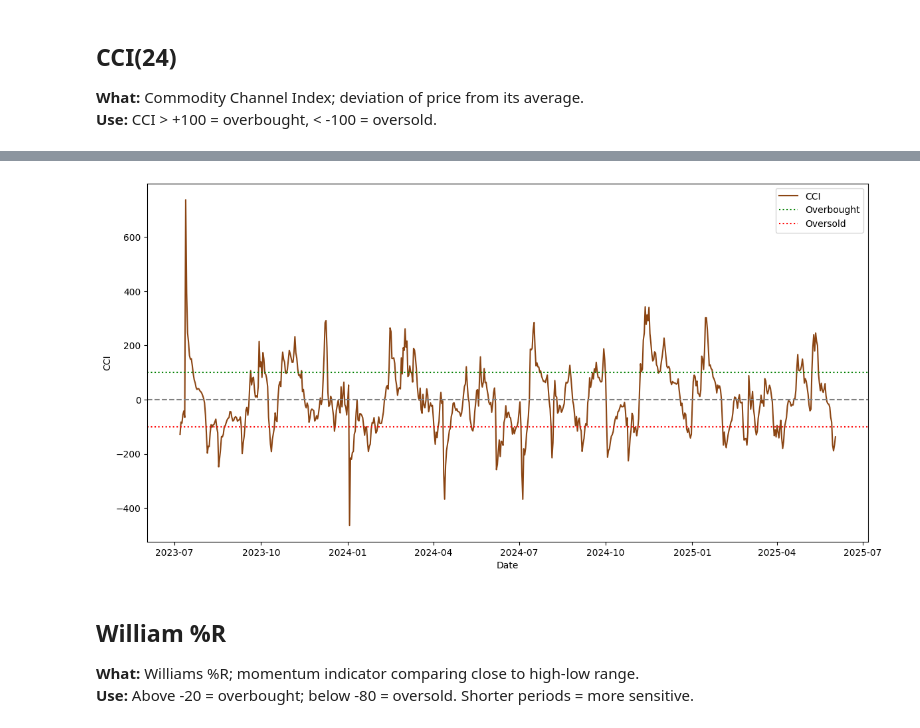
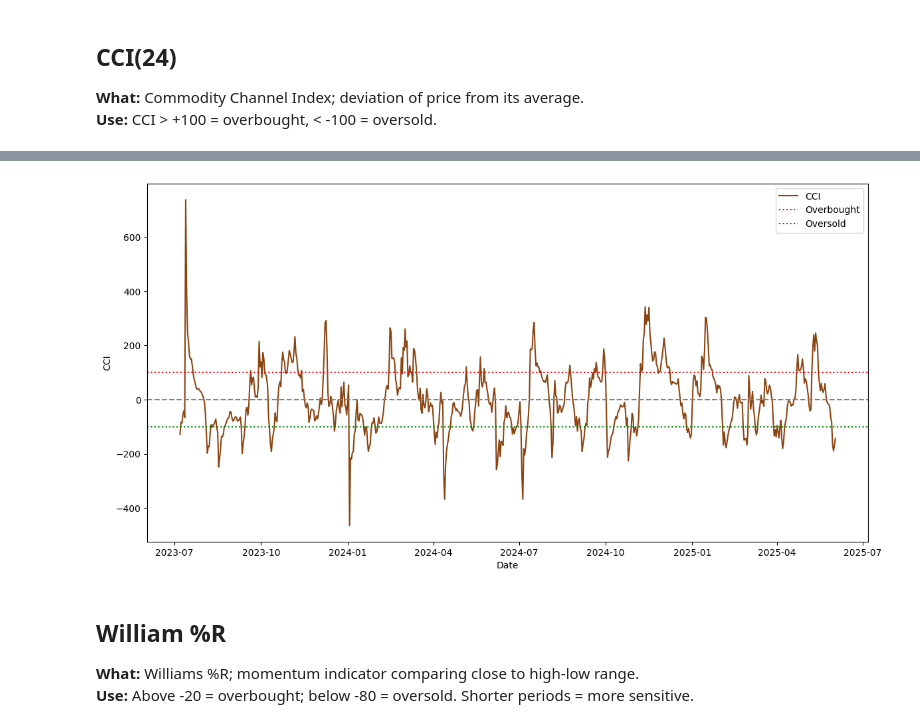
Before and after one commit to Ahkylez/Crypto-Indicators, a Jupyter notebook: crypto_indicators.ipynb, the cells around one changed output, grey strips where cells are left out. Saved outputs shown, nothing was run; the diff lists cells and outputs as text; code cells hidden in the pictures.

```diff
--- a/crypto_indicators.ipynb
+++ b/crypto_indicators.ipynb
@@ -298,15 +298,15 @@ df.tail()
 # %%
 plt.figure(figsize=(14,7))
 plt.plot(df.index, df['CCI_24_0.015'], color='saddlebrown', label='CCI')
 plt.axhline(0, color='gray', linestyle='--')
-plt.axhline(100, color='green', linestyle='dotted', label='Overbought')
-plt.axhline(-100, color='red', linestyle='dotted', label='Oversold')
+plt.axhline(100, color='red', linestyle='dotted', label='Overbought')
+plt.axhline(-100, color='green', linestyle='dotted', label='Oversold')
 plt.xlabel('Date')
 plt.ylabel('CCI')
 plt.legend()
 plt.show()
 # %% [output]
-[figure, old version]
+[figure, new version]
 # %% [markdown]
 ## William %R
 **What:** Williams %R; momentum indicator comparing close to high-low range.
```
Also changed, not shown: parts of 16 cells of this notebook.
